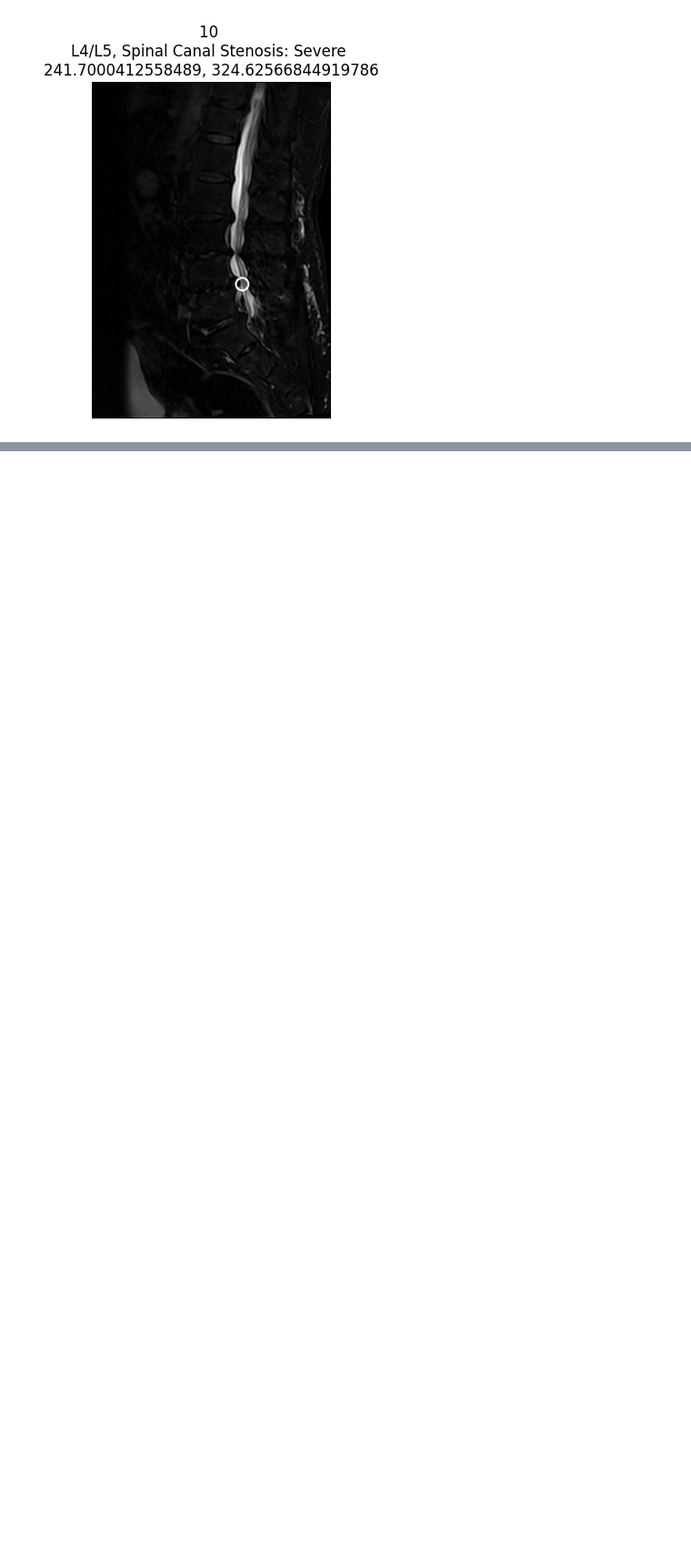
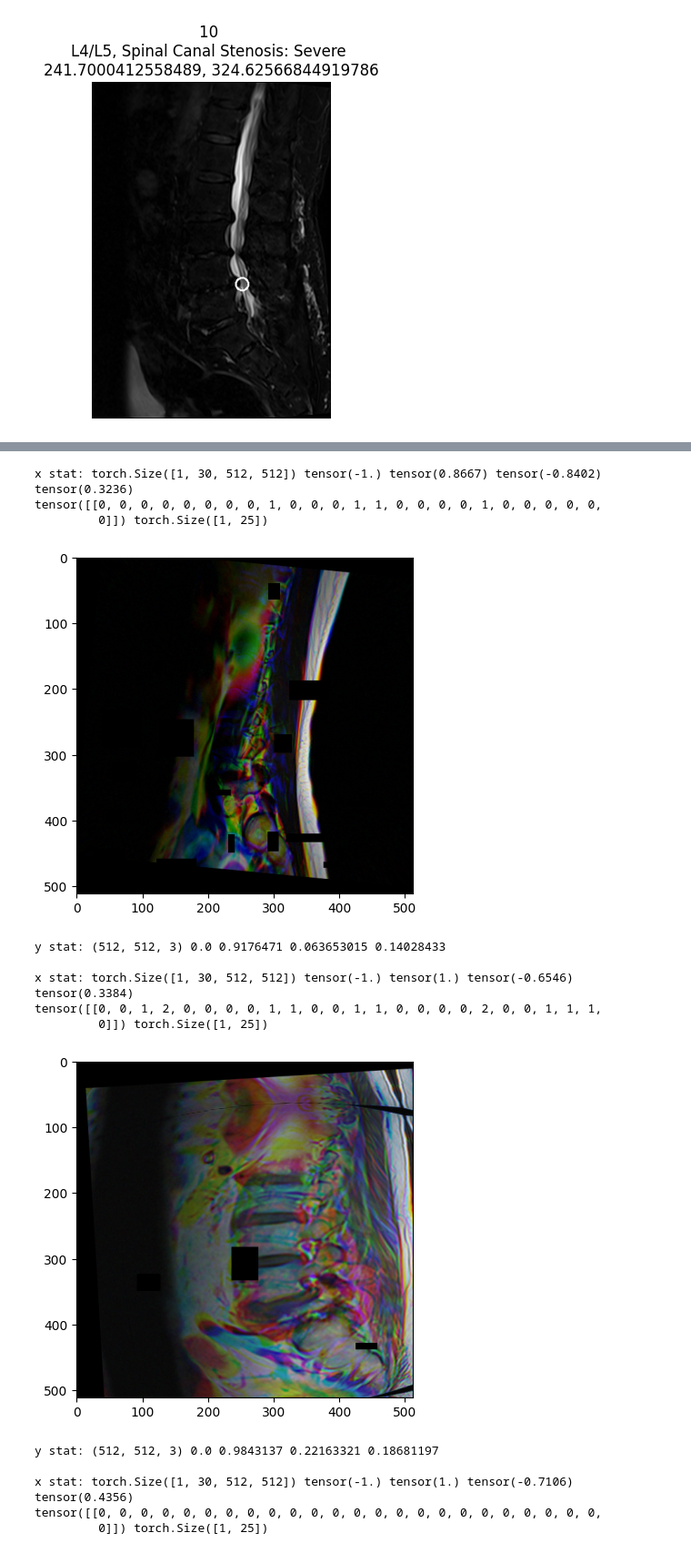
Before and after one commit to rickkosse/RSNA-2024-Lumbar-Spine-Degenerative-Classification, a Jupyter notebook: anatomy-image-visualization-overview-rsna-raids.ipynb, the cells around one changed output, grey strips where cells are left out. Shown at 91% size. Cells and saved outputs as stored; diff of their text form; code cells hidden in the pictures; blank space fills up the shorter version.

Commit message:
Kaggle Notebook | Anatomy & Image Visualization Overview-RSNA RAIDS | Version 9

```diff
--- a/anatomy-image-visualization-overview-rsna-raids.ipynb
+++ b/anatomy-image-visualization-overview-rsna-raids.ipynb
@@ -253,0 +302,3 @@ show_images_grid(images_list[0])
+# %%
+df = pd.read_csv(f'{rd}/train.csv')
+df.head()
@@ -253,0 +313,6 @@ show_images_grid(images_list[0])
+# %%
+df = df.fillna(-100)
+# %%
+label2id = {'Normal/Mild': 0, 'Moderate':1, 'Severe':2}
+df = df.replace(label2id)
+df.head()
@@ -253,0 +436,40 @@ show_images_grid(images_list[0])
+# %%
+tmp_ds = RSNA24Dataset(df, phase='train', transform=transforms_train)
+tmp_dl = DataLoader(
+            tmp_ds,
+            batch_size=1,
+            shuffle=False,
+            pin_memory=True,
+            drop_last=False,
+            num_workers=0
+            )
+# %%
+
+for i, (x, t) in enumerate(tmp_dl):
+    if i==5:break
+    print('x stat:', x.shape, x.min(), x.max(),x.mean(), x.std())
+    print(t, t.shape)
+    y = x.numpy().transpose(0,2,3,1)[0,...,:3]
+    y = (y + 1) / 2
+    plt.imshow(y)
+    plt.show()
+    print('y stat:', y.shape, y.min(), y.max(),y.mean(), y.std())
+    print()
+plt.close()
+del tmp_ds, tmp_dl
+# %% [output]
+x stat: torch.Size([1, 30, 512, 512]) tensor(-1.) tensor(0.8667) tensor(-0.8402) tensor(0.3236)
+tensor([[0, 0, 0, 0, 0, 0, 0, 0, 1, 0, 0, 0, 1, 1, 0, 0, 0, 0, 1, 0, 0, 0, 0, 0,
+         0]]) torch.Size([1, 25])
+[figure, added]
+y stat: (512, 512, 3) 0.0 0.9176471 0.063653015 0.14028433
+
+x stat: torch.Size([1, 30, 512, 512]) tensor(-1.) tensor(1.) tensor(-0.6546) tensor(0.3384)
+tensor([[0, 0, 1, 2, 0, 0, 0, 0, 1, 1, 0, 0, 1, 1, 0, 0, 0, 0, 2, 0, 0, 1, 1, 1,
+         0]]) torch.Size([1, 25])
+[figure, added]
+y stat: (512, 512, 3) 0.0 0.9843137 0.22163321 0.18681197
+
+x stat: torch.Size([1, 30, 512, 512]) tensor(-1.) tensor(1.) tensor(-0.7106) tensor(0.4356)
+tensor([[0, 0, 0, 0, 0, 0, 0, 0, 0, 0, 0, 0, 0, 0, 0, 0, 0, 0, 0, 0, 0, 0, 0, 0,
+         0]]) torch.Size([1, 25])
```
Also changed, not shown: parts of 21 cells of this notebook.
